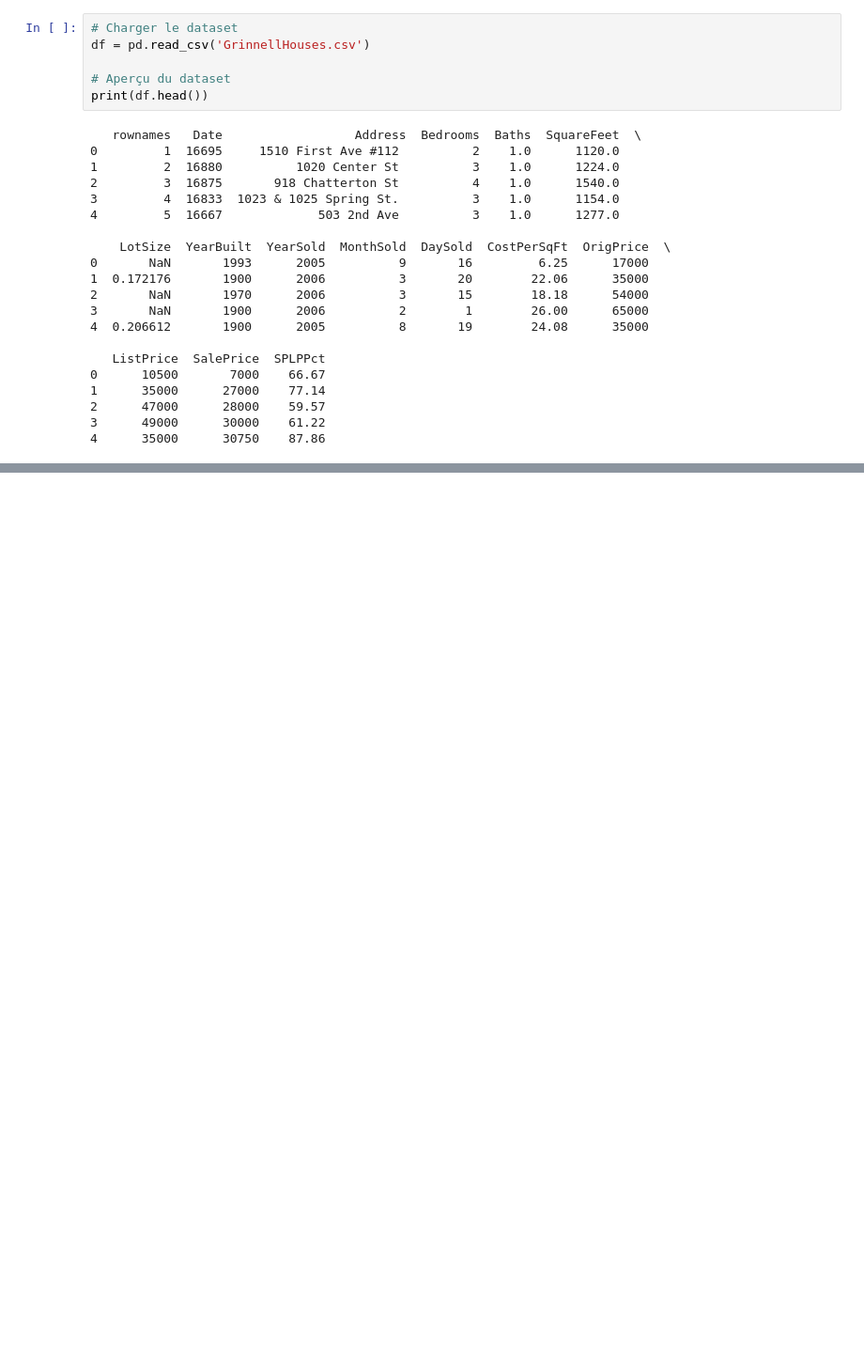
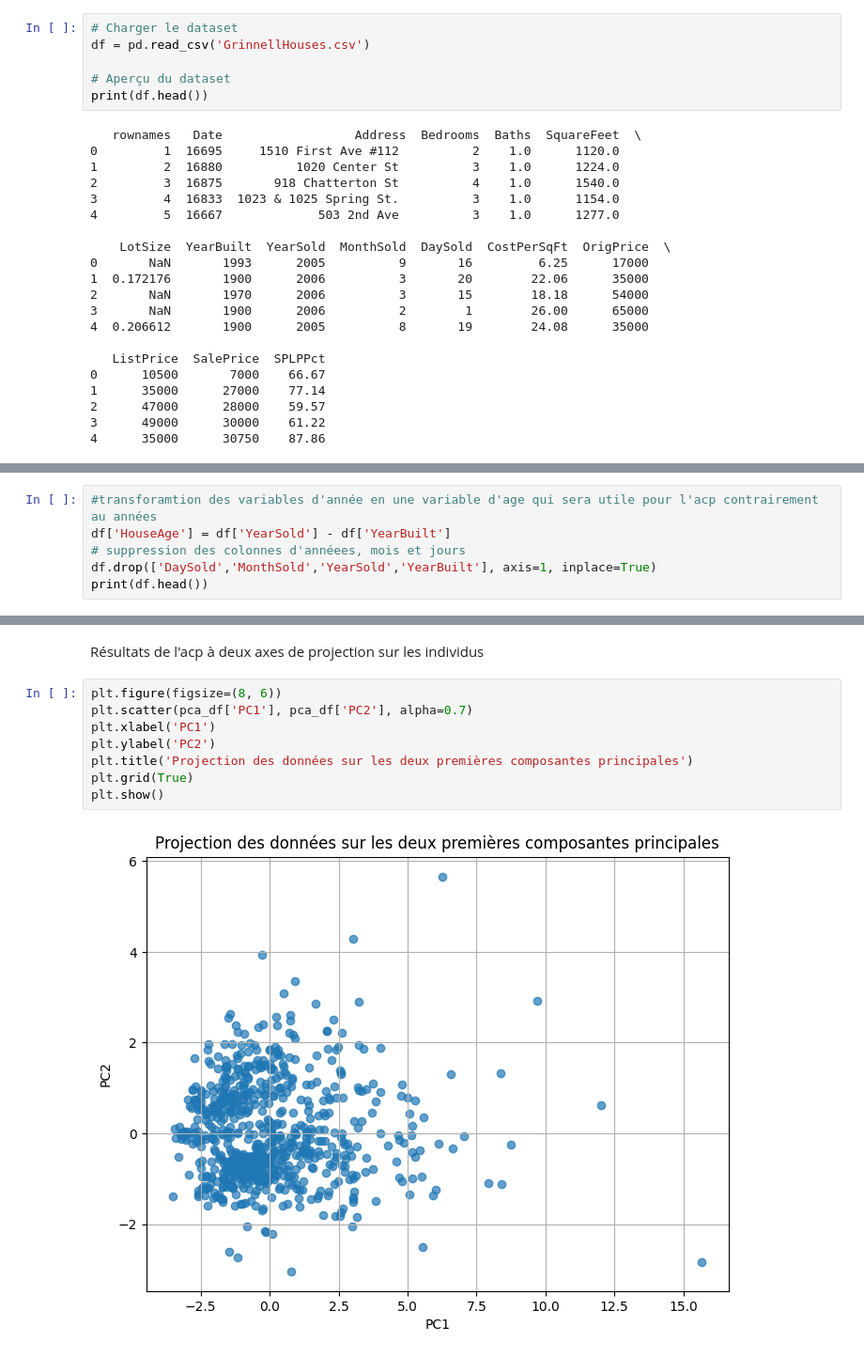
Before and after one commit to abla-rabia/house-prices-Analysis-PCA, a Jupyter notebook: notebook.ipynb, the cells around one changed output, grey strips where cells are left out. Shown at 94% size. Cells and saved outputs as stored; diff of their text form; blank space fills up the shorter version.

```diff
--- a/notebook.ipynb
+++ b/notebook.ipynb
@@ -119,0 +101,6 @@ for col in df.select_dtypes(include=['object']).columns:
+# %%
+#transforamtion des variables d'année en une variable d'age qui sera utile pour l'acp contrairement au années
+df['HouseAge'] = df['YearSold'] - df['YearBuilt']
+# suppression des colonnes d'annéees, mois et jours
+df.drop(['DaySold','MonthSold','YearSold','YearBuilt'], axis=1, inplace=True)
+print(df.head())
@@ -119,0 +290,12 @@ for col in df.select_dtypes(include=['object']).columns:
+# %% [markdown]
+Résultats de l'acp à deux axes de projection sur les individus
+# %%
+plt.figure(figsize=(8, 6))
+plt.scatter(pca_df['PC1'], pca_df['PC2'], alpha=0.7)
+plt.xlabel('PC1')
+plt.ylabel('PC2')
+plt.title('Projection des données sur les deux premières composantes principales')
+plt.grid(True)
+plt.show()
+# %% [output]
+[figure, added]
```
Also changed, not shown: parts of 30 cells of this notebook.
